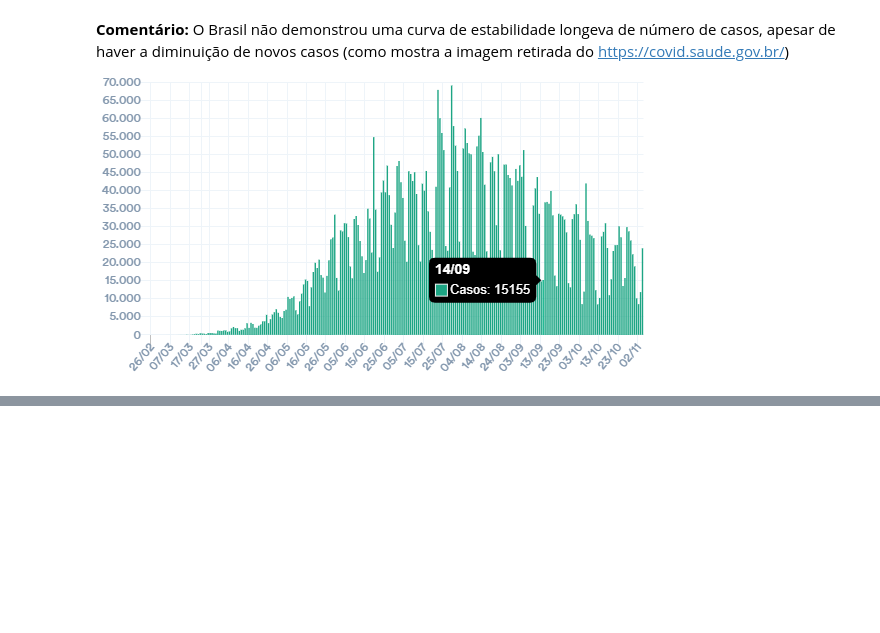
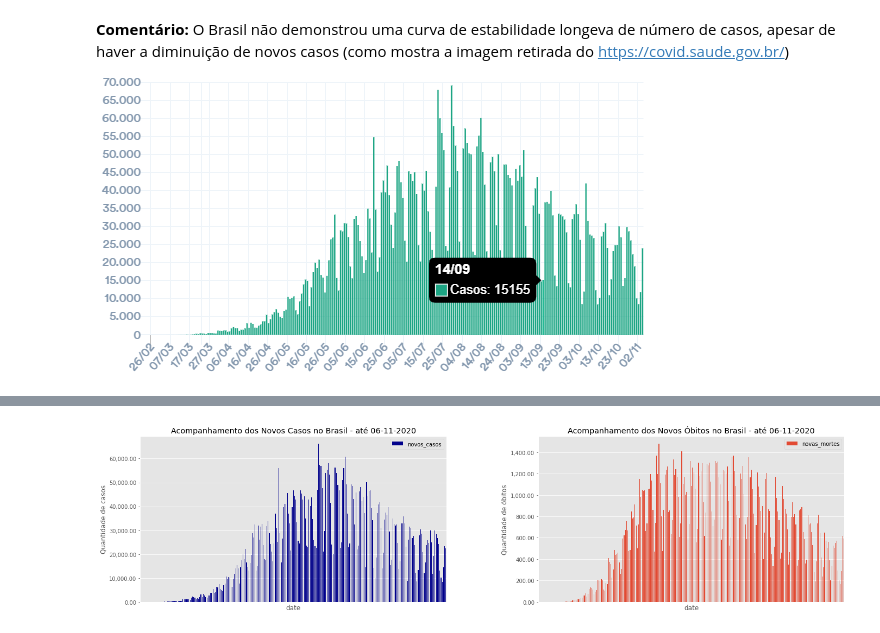
Before and after one commit to andrevcmelo/BootcampAlura2021, a Jupyter notebook: BootcampAlura_ProjetoModulo01_AndréMelo.ipynb, the cells around one changed output, grey strips where cells are left out. Saved outputs shown, nothing was run; the diff lists cells and outputs as text; code cells hidden in the pictures; blank space fills up the shorter version.

```diff
--- a/BootcampAlura_ProjetoModulo01_AndréMelo.ipynb
+++ b/BootcampAlura_ProjetoModulo01_AndréMelo.ipynb
@@ -316,0 +381,6 @@ plt.show()
+# %%
+dados_agrupado_novos_casos = pd.DataFrame(dados_estado.groupby('date').sum(['novos_casos','novas_mortes']))
+dados_agrupado_novos_casos = dados_agrupado_novos_casos[['novos_casos','novas_mortes']].reset_index()
+dados_agrupado_novos_casos['Mes'] = dados_agrupado_novos_casos['date'].dt.month
+dados_agrupado_novos_casos.set_index('date', inplace=True)
+dados_agrupado_novos_casos.tail(5)
@@ -316,0 +395,26 @@ plt.show()
+# %%
+from matplotlib.ticker import (AutoMinorLocator, MultipleLocator)
+
+fig, axs = plt.subplots(1, 2, figsize=(20,5))
+
+dados_agrupado_novos_casos['novos_casos'].plot(ax = axs[0], kind='bar', color='darkblue')
+axs[0].set_title('Acompanhamento dos Novos Casos no Brasil - até 06-11-2020')
+axs[0].yaxis.set_major_formatter(ticker.StrMethodFormatter("{x:,.2f}"))
+axs[0].xaxis.set_major_locator(ticker.NullLocator())
+axs[0].set_ylabel('Quantidade de casos')
+axs[0].legend(loc='best')
+axs[0].set_ylim(bottom = 0)
+
+dados_agrupado_novos_casos['novas_mortes'].plot(ax = axs[1], kind='bar')
+axs[1].set_title('Acompanhamento dos Novos Óbitos no Brasil - até 06-11-2020')
+axs[1].yaxis.set_major_formatter(ticker.StrMethodFormatter("{x:,.2f}"))
+axs[1].xaxis.set_major_locator(ticker.NullLocator())
+axs[1].set_ylabel('Quantidade de óbitos')
+axs[1].legend(loc='best')
+axs[1].set_ylim(bottom = 0)
+
+fig.subplots_adjust(left=0.08, right=0.98, bottom=0.05, top=0.9,hspace=0.4, wspace=0.3)
+
+plt.show()
+# %% [output]
+[figure, added]
```
Also changed, not shown: parts of 29 cells of this notebook.
